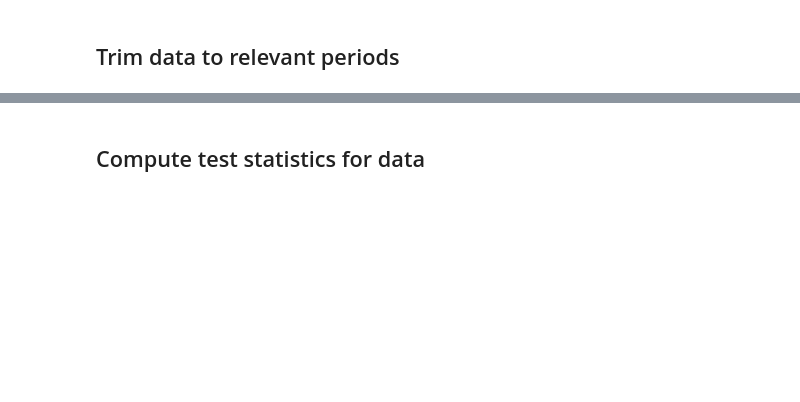
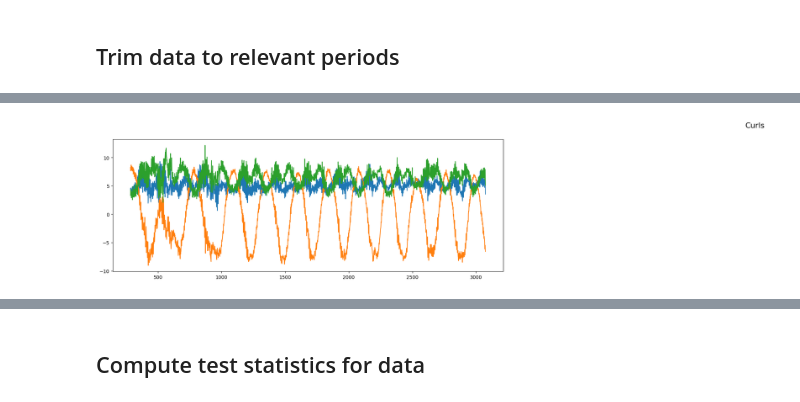
Before and after one commit to sjb296/linear-motion-detection, a Jupyter notebook: main.ipynb, the cells around one changed output, grey strips where cells are left out. Drawn from its saved outputs; the diff is of its cells as text; code cells hidden in the pictures; blank space fills up the shorter version.

```diff
--- a/main.ipynb
+++ b/main.ipynb
@@ -146,0 +175,9 @@ NameError: name 'pd' is not defined
+# %%
+# Trim curls to remove the picking up of weights at the beginning of
+# the set and the putting down at the end of the set
+curls_df_start = curls_df[curls_df["seconds_elapsed"] == 3.1466025390625].index[0]
+curls_df_end = curls_df[curls_df["seconds_elapsed"] == 33.48751904296875].index[0]
+curls_df_trim = curls_df.iloc[curls_df_start:curls_df_end, :]
+plot_accelerometer(curls_df_trim)
+# %% [output]
+[figure, added]
```
Also changed, not shown: parts of 7 cells of this notebook, 1 other file.
